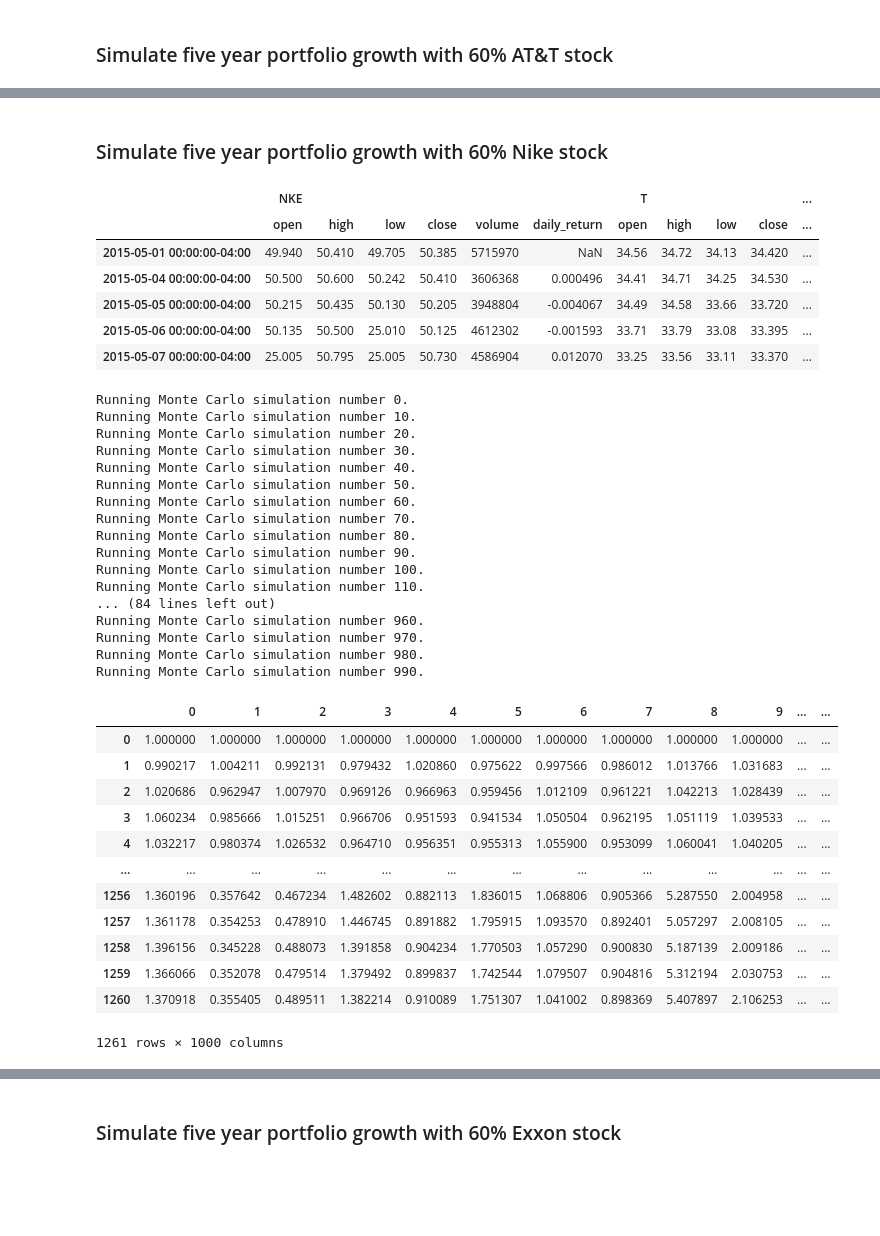
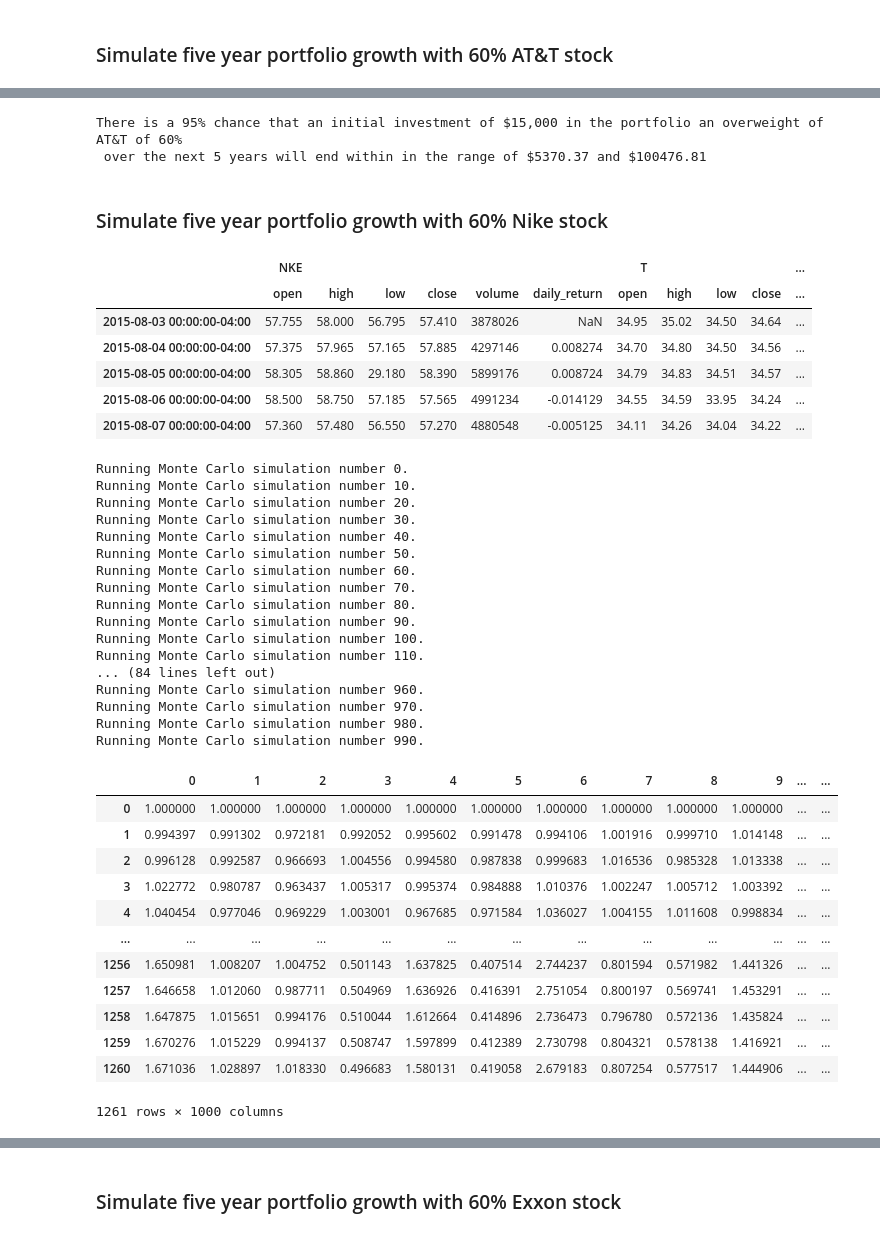
Before and after one commit to KPH3802/Monte_Carlo_Stock_Simulation, a Jupyter notebook: Three_Stock_Monte.ipynb, the cells around one changed output, grey strips where cells are left out. Drawn from its saved outputs; the diff is of its cells as text; code cells hidden in the pictures; blank space fills up the shorter version.

```diff
--- a/Three_Stock_Monte.ipynb
+++ b/Three_Stock_Monte.ipynb
@@ -33,8 +33,8 @@ api = tradeapi.REST(
 timeframe = "1D"
 
 # Set start and end datetimes between now and 5 years ago.
-start_date = pd.Timestamp("2015-05-01", tz="America/New_York").isoformat()
-end_date = pd.Timestamp("2020-05-01", tz="America/New_York").isoformat()
+start_date = pd.Timestamp("2015-08-01", tz="America/New_York").isoformat()
+end_date = pd.Timestamp("2020-08-01", tz="America/New_York").isoformat()
 
 # Set the ticker information
 tickers = ["T","NKE","XOM"]
@@ -242,50 +248,68 @@ There is a 95% chance that an initial investment of $15,000 in the portfolio ove
+# %%
+# Use the lower and upper `95%` confidence intervals to calculate the range of the possible outcomes of my $15,000 investments stocks overweight att
+ci_lower = round(att_tbl[8]*15000,2)
+ci_upper = round(att_tbl[9]*15000,2)
+
+# Print results
+print(f"There is a 95% chance that an initial investment of $15,000 in the portfolio an overweight of AT&T of 60%\n"
+      f" over the next 5 years will end within in the range of"
+      f" ${ci_lower} and ${ci_upper}")
+# %% [output]
+There is a 95% chance that an initial investment of $15,000 in the portfolio an overweight of AT&T of 60%
+ over the next 5 years will end within in the range of $5370.37 and $100476.81
 # %% [markdown]
 ### Simulate five year portfolio growth with 60% Nike stock
 # %%
 # Configure a Monte Carlo simulation to forecast five years cumulative returns with 60% Nike stock
-# YOUR CODE HERE!
+MC_nike = MCSimulation(
+    portfolio_data = df_ticker,
+    weights = [.20,.60,.20],
+    num_simulation = 1000,
+    num_trading_days = 252*5
+)
+
 
 # Printing the simulation input data
 MC_nike.portfolio_data.head()
 # %% [output]
 |  | NKE |  |  |  |  |  | T |  |  |  | ... |
 |  | open | high | low | close | volume | daily_return | open | high | low | close | ... |
-| 2015-05-01 00:00:00-04:00 | 49.940 | 50.410 | 49.705 | 50.385 | 5715970 | NaN | 34.56 | 34.72 | 34.13 | 34.420 | ... |
-| 2015-05-04 00:00:00-04:00 | 50.500 | 50.600 | 50.242 | 50.410 | 3606368 | 0.000496 | 34.41 | 34.71 | 34.25 | 34.530 | ... |
-| 2015-05-05 00:00:00-04:00 | 50.215 | 50.435 | 50.130 | 50.205 | 3948804 | -0.004067 | 34.49 | 34.58 | 33.66 | 33.720 | ... |
-| 2015-05-06 00:00:00-04:00 | 50.135 | 50.500 | 25.010 | 50.125 | 4612302 | -0.001593 | 33.71 | 33.79 | 33.08 | 33.395 | ... |
-| 2015-05-07 00:00:00-04:00 | 25.005 | 50.795 | 25.005 | 50.730 | 4586904 | 0.012070 | 33.25 | 33.56 | 33.11 | 33.370 | ... |
+| 2015-08-03 00:00:00-04:00 | 57.755 | 58.000 | 56.795 | 57.410 | 3878026 | NaN | 34.95 | 35.02 | 34.50 | 34.64 | ... |
+| 2015-08-04 00:00:00-04:00 | 57.375 | 57.965 | 57.165 | 57.885 | 4297146 | 0.008274 | 34.70 | 34.80 | 34.50 | 34.56 | ... |
+| 2015-08-05 00:00:00-04:00 | 58.305 | 58.860 | 29.180 | 58.390 | 5899176 | 0.008724 | 34.79 | 34.83 | 34.51 | 34.57 | ... |
+| 2015-08-06 00:00:00-04:00 | 58.500 | 58.750 | 57.185 | 57.565 | 4991234 | -0.014129 | 34.55 | 34.59 | 33.95 | 34.24 | ... |
+| 2015-08-07 00:00:00-04:00 | 57.360 | 57.480 | 56.550 | 57.270 | 4880548 | -0.005125 | 34.11 | 34.26 | 34.04 | 34.22 | ... |
 # %%
 # Run a Monte Carlo simulation to forecast five years cumulative returns with 60% Nike stock
-# YOUR CODE HERE!
+MC_nike.calc_cumulative_return()
 # %% [output]
 Running Monte Carlo simulation number 0.
 Running Monte Carlo simulation number 10.
 Running Monte Carlo simulation number 20.
 Running Monte Carlo simulation number 30.
 Running Monte Carlo simulation number 40.
 Running Monte Carlo simulation number 50.
 Running Monte Carlo simulation number 60.
 Running Monte Carlo simulation number 70.
 Running Monte Carlo simulation number 80.
 Running Monte Carlo simulation number 90.
 Running Monte Carlo simulation number 100.
 Running Monte Carlo simulation number 110.
 ... (84 lines left out)
 Running Monte Carlo simulation number 960.
 Running Monte Carlo simulation number 970.
 Running Monte Carlo simulation number 980.
 Running Monte Carlo simulation number 990.
 |  | 0 | 1 | 2 | 3 | 4 | 5 | 6 | 7 | 8 | 9 | ... | ... |
 | 0 | 1.000000 | 1.000000 | 1.000000 | 1.000000 | 1.000000 | 1.000000 | 1.000000 | 1.000000 | 1.000000 | 1.000000 | ... | ... |
-| 1 | 0.990217 | 1.004211 | 0.992131 | 0.979432 | 1.020860 | 0.975622 | 0.997566 | 0.986012 | 1.013766 | 1.031683 | ... | ... |
-| 2 | 1.020686 | 0.962947 | 1.007970 | 0.969126 | 0.966963 | 0.959456 | 1.012109 | 0.961221 | 1.042213 | 1.028439 | ... | ... |
-| 3 | 1.060234 | 0.985666 | 1.015251 | 0.966706 | 0.951593 | 0.941534 | 1.050504 | 0.962195 | 1.051119 | 1.039533 | ... | ... |
-| 4 | 1.032217 | 0.980374 | 1.026532 | 0.964710 | 0.956351 | 0.955313 | 1.055900 | 0.953099 | 1.060041 | 1.040205 | ... | ... |
+| 1 | 0.994397 | 0.991302 | 0.972181 | 0.992052 | 0.995602 | 0.991478 | 0.994106 | 1.001916 | 0.999710 | 1.014148 | ... | ... |
+| 2 | 0.996128 | 0.992587 | 0.966693 | 1.004556 | 0.994580 | 0.987838 | 0.999683 | 1.016536 | 0.985328 | 1.013338 | ... | ... |
+| 3 | 1.022772 | 0.980787 | 0.963437 | 1.005317 | 0.995374 | 0.984888 | 1.010376 | 1.002247 | 1.005712 | 1.003392 | ... | ... |
+| 4 | 1.040454 | 0.977046 | 0.969229 | 1.003001 | 0.967685 | 0.971584 | 1.036027 | 1.004155 | 1.011608 | 0.998834 | ... | ... |
 | ... | ... | ... | ... | ... | ... | ... | ... | ... | ... | ... | ... | ... |
-| 1256 | 1.360196 | 0.357642 | 0.467234 | 1.482602 | 0.882113 | 1.836015 | 1.068806 | 0.905366 | 5.287550 | 2.004958 | ... | ... |
-| 1257 | 1.361178 | 0.354253 | 0.478910 | 1.446745 | 0.891882 | 1.795915 | 1.093570 | 0.892401 | 5.057297 | 2.008105 | ... | ... |
-| 1258 | 1.396156 | 0.345228 | 0.488073 | 1.391858 | 0.904234 | 1.770503 | 1.057290 | 0.900830 | 5.187139 | 2.009186 | ... | ... |
-| 1259 | 1.366066 | 0.352078 | 0.479514 | 1.379492 | 0.899837 | 1.742544 | 1.079507 | 0.904816 | 5.312194 | 2.030753 | ... | ... |
-| 1260 | 1.370918 | 0.355405 | 0.489511 | 1.382214 | 0.910089 | 1.751307 | 1.041002 | 0.898369 | 5.407897 | 2.106253 | ... | ... |
+| 1256 | 1.650981 | 1.008207 | 1.004752 | 0.501143 | 1.637825 | 0.407514 | 2.744237 | 0.801594 | 0.571982 | 1.441326 | ... | ... |
+| 1257 | 1.646658 | 1.012060 | 0.987711 | 0.504969 | 1.636926 | 0.416391 | 2.751054 | 0.800197 | 0.569741 | 1.453291 | ... | ... |
+| 1258 | 1.647875 | 1.015651 | 0.994176 | 0.510044 | 1.612664 | 0.414896 | 2.736473 | 0.796780 | 0.572136 | 1.435824 | ... | ... |
+| 1259 | 1.670276 | 1.015229 | 0.994137 | 0.508747 | 1.597899 | 0.412389 | 2.730798 | 0.804321 | 0.578138 | 1.416921 | ... | ... |
+| 1260 | 1.671036 | 1.028897 | 1.018330 | 0.496683 | 1.580131 | 0.419058 | 2.679183 | 0.807254 | 0.577517 | 1.444906 | ... | ... |
 1261 rows × 1000 columns
```
Also changed, not shown: parts of 33 cells of this notebook, 8 other files.
